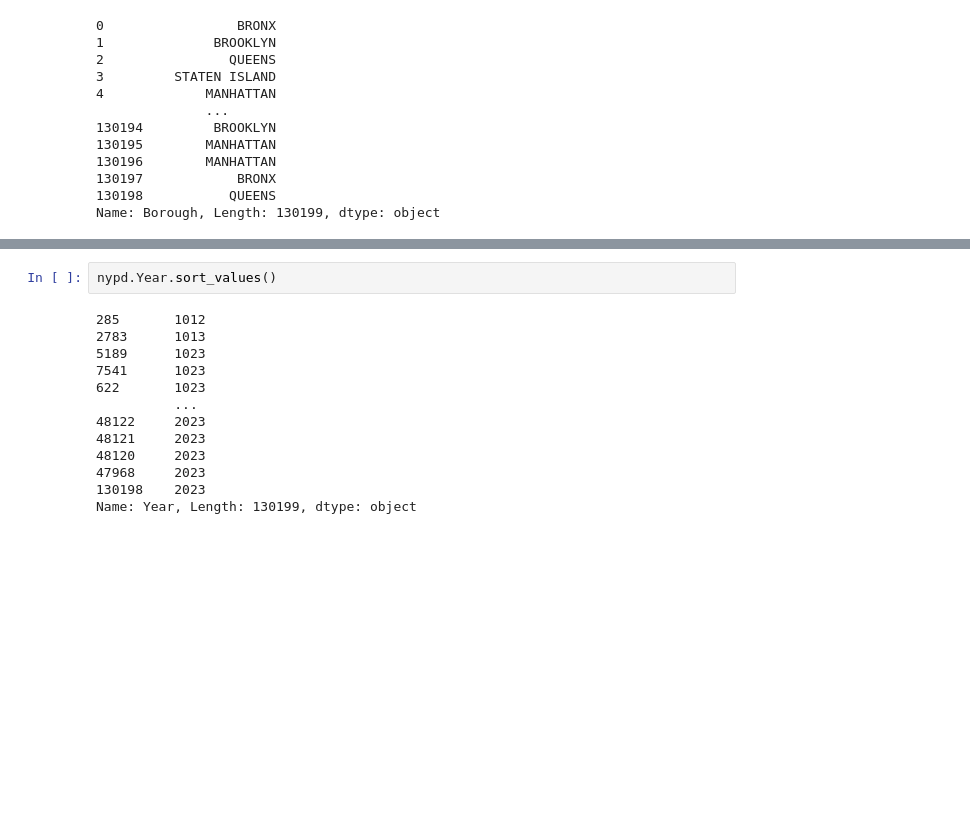
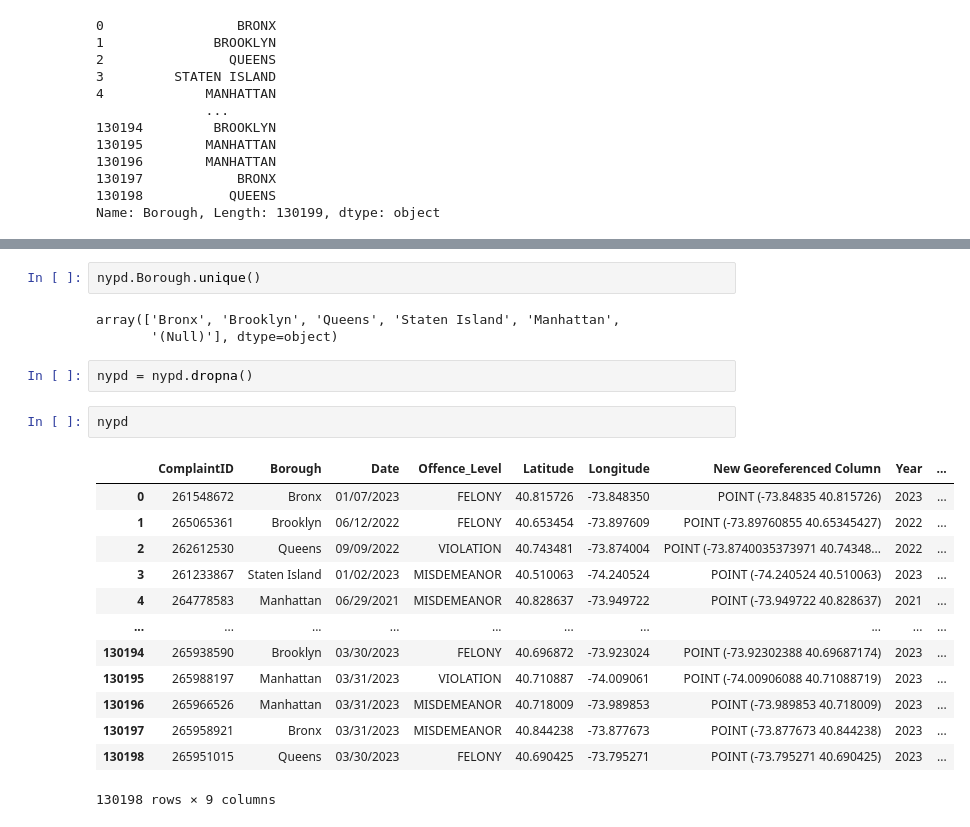
Before and after one commit to carolinariveraa/ETL, a Jupyter notebook: notebook/csv_cleaning.ipynb, the cells around one changed output, grey strips where cells are left out. Cells and saved outputs as stored; diff of their text form; blank space fills up the shorter version.

```diff
--- a/notebook/csv_cleaning.ipynb
+++ b/notebook/csv_cleaning.ipynb
@@ -346,15 +354,23 @@ TypeError: object of type 'map' has no len()
+# %%
+nypd.Borough.unique()
+# %% [output]
+array(['Bronx', 'Brooklyn', 'Queens', 'Staten Island', 'Manhattan',
+       '(Null)'], dtype=object)
+# %%
+nypd = nypd.dropna()
 # %%
-nypd.Year.sort_values()
+nypd
 # %% [output]
+|  | ComplaintID | Borough | Date | Offence_Level | Latitude | Longitude | New Georeferenced Column | Year | ... |
+| 0 | 261548672 | Bronx | 01/07/2023 | FELONY | 40.815726 | -73.848350 | POINT (-73.84835 40.815726) | 2023 | ... |
+| 1 | 265065361 | Brooklyn | 06/12/2022 | FELONY | 40.653454 | -73.897609 | POINT (-73.89760855 40.65345427) | 2022 | ... |
+| 2 | 262612530 | Queens | 09/09/2022 | VIOLATION | 40.743481 | -73.874004 | POINT (-73.8740035373971 40.74348... | 2022 | ... |
+| 3 | 261233867 | Staten Island | 01/02/2023 | MISDEMEANOR | 40.510063 | -74.240524 | POINT (-74.240524 40.510063) | 2023 | ... |
+| 4 | 264778583 | Manhattan | 06/29/2021 | MISDEMEANOR | 40.828637 | -73.949722 | POINT (-73.949722 40.828637) | 2021 | ... |
+| ... | ... | ... | ... | ... | ... | ... | ... | ... | ... |
+| 130194 | 265938590 | Brooklyn | 03/30/2023 | FELONY | 40.696872 | -73.923024 | POINT (-73.92302388 40.69687174) | 2023 | ... |
+| 130195 | 265988197 | Manhattan | 03/31/2023 | VIOLATION | 40.710887 | -74.009061 | POINT (-74.00906088 40.71088719) | 2023 | ... |
+| 130196 | 265966526 | Manhattan | 03/31/2023 | MISDEMEANOR | 40.718009 | -73.989853 | POINT (-73.989853 40.718009) | 2023 | ... |
+| 130197 | 265958921 | Bronx | 03/31/2023 | MISDEMEANOR | 40.844238 | -73.877673 | POINT (-73.877673 40.844238) | 2023 | ... |
+| 130198 | 265951015 | Queens | 03/30/2023 | FELONY | 40.690425 | -73.795271 | POINT (-73.795271 40.690425) | 2023 | ... |
-285       1012
-2783      1013
-5189      1023
-7541      1023
-622       1023
-          ...
-48122     2023
-48121     2023
-48120     2023
-47968     2023
-130198    2023
-Name: Year, Length: 130199, dtype: object
+130198 rows × 9 columns
```
Also changed, not shown: parts of 16 cells of this notebook.
